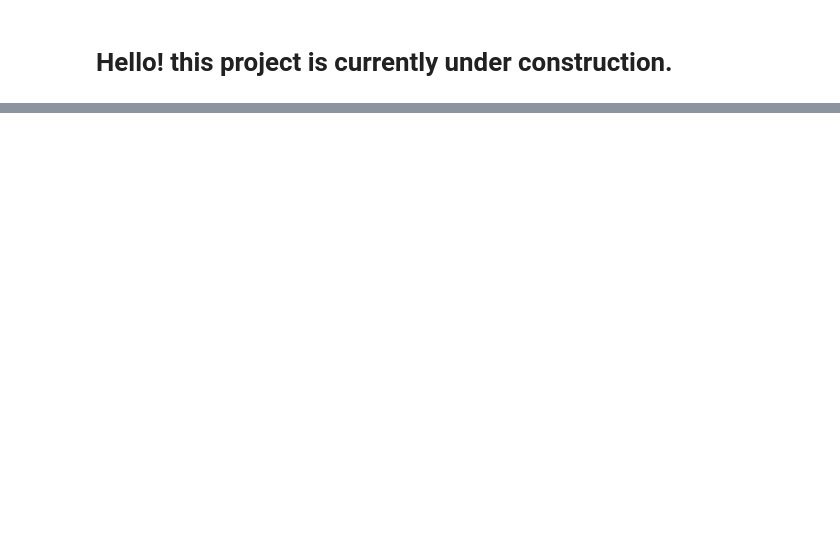
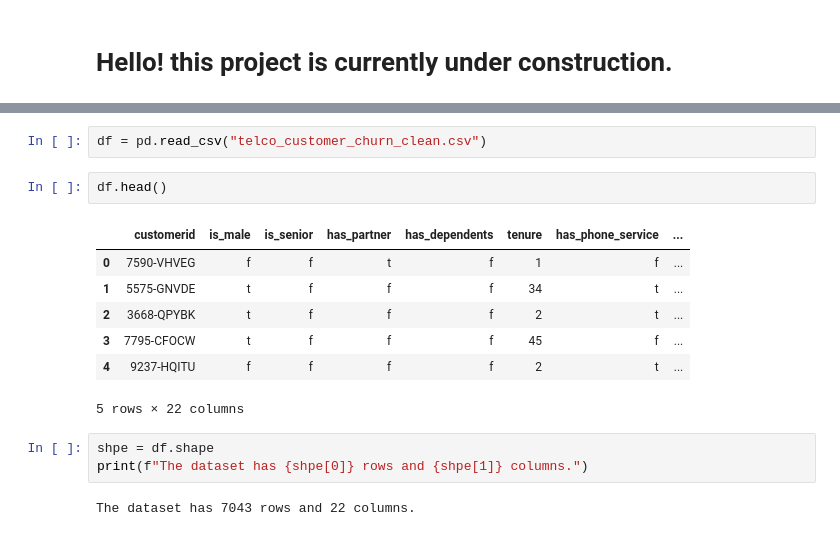
Before and after one commit to G-forcemole/customer-churn-prediction, a Jupyter notebook: telco_churn.ipynb, the cells around one changed output, grey strips where cells are left out. Cells and saved outputs as stored; diff of their text form; blank space fills up the shorter version.

```diff
--- a/telco_churn.ipynb
+++ b/telco_churn.ipynb
@@ -10,0 +31,17 @@ import seaborn
+# %%
+df = pd.read_csv("telco_customer_churn_clean.csv")
+# %%
+df.head()
+# %% [output]
+|  | customerid | is_male | is_senior | has_partner | has_dependents | tenure | has_phone_service | ... |
+| 0 | 7590-VHVEG | f | f | t | f | 1 | f | ... |
+| 1 | 5575-GNVDE | t | f | f | f | 34 | t | ... |
+| 2 | 3668-QPYBK | t | f | f | f | 2 | t | ... |
+| 3 | 7795-CFOCW | t | f | f | f | 45 | f | ... |
+| 4 | 9237-HQITU | f | f | f | f | 2 | t | ... |
+5 rows × 22 columns
+# %%
+shpe = df.shape
+print(f"The dataset has {shpe[0]} rows and {shpe[1]} columns.")
+# %% [output]
+The dataset has 7043 rows and 22 columns.
```
Also changed, not shown: parts of 13 cells of this notebook.
